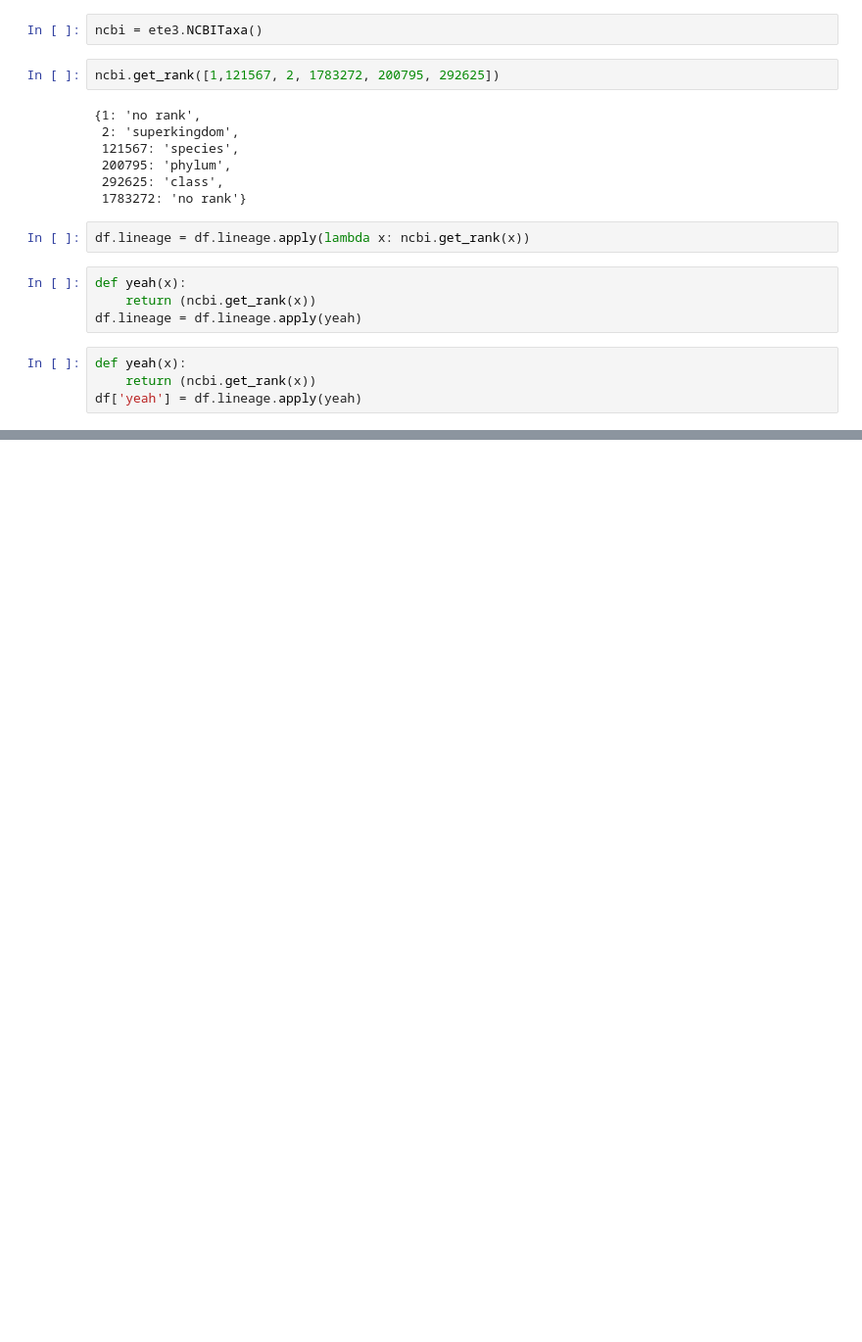
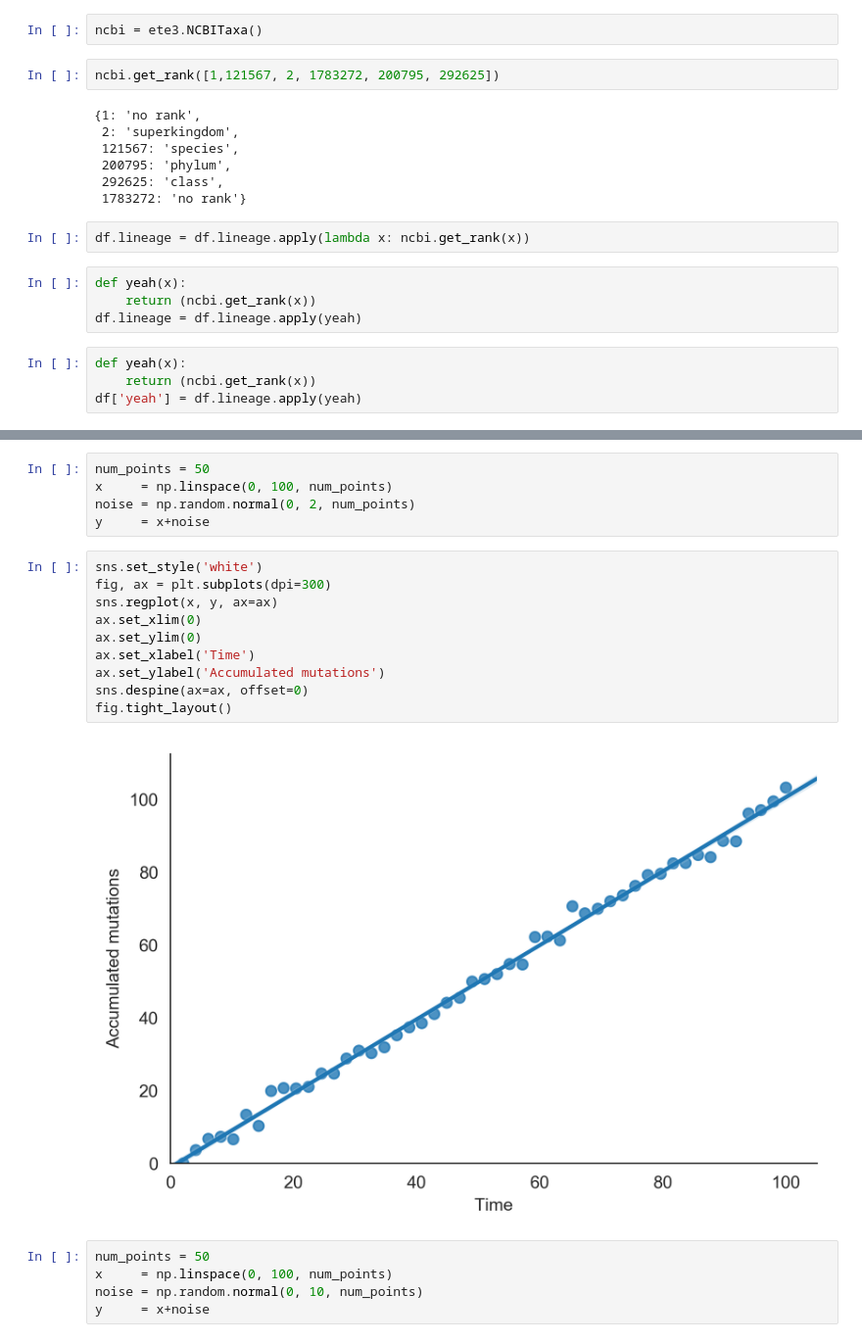
Before and after one commit to lthiberiol/jupyter_notebooks, a Jupyter notebook: yeah.ipynb, the cells around one changed output, grey strips where cells are left out. Shown at 98% size. Saved outputs shown, nothing was run; the diff lists cells and outputs as text; blank space fills up the shorter version.

```diff
--- a/yeah.ipynb
+++ b/yeah.ipynb
@@ -55,0 +81,22 @@ df['yeah'] = df.lineage.apply(yeah)
+# %%
+num_points = 50
+x     = np.linspace(0, 100, num_points)
+noise = np.random.normal(0, 2, num_points)
+y     = x+noise
+# %%
+sns.set_style('white')
+fig, ax = plt.subplots(dpi=300)
+sns.regplot(x, y, ax=ax)
+ax.set_xlim(0)
+ax.set_ylim(0)
+ax.set_xlabel('Time')
+ax.set_ylabel('Accumulated mutations')
+sns.despine(ax=ax, offset=0)
+fig.tight_layout()
+# %% [output]
+[figure, added]
+# %%
+num_points = 50
+x     = np.linspace(0, 100, num_points)
+noise = np.random.normal(0, 10, num_points)
+y     = x+noise
```
Also changed, not shown: parts of 9 cells of this notebook, 8 other files.
